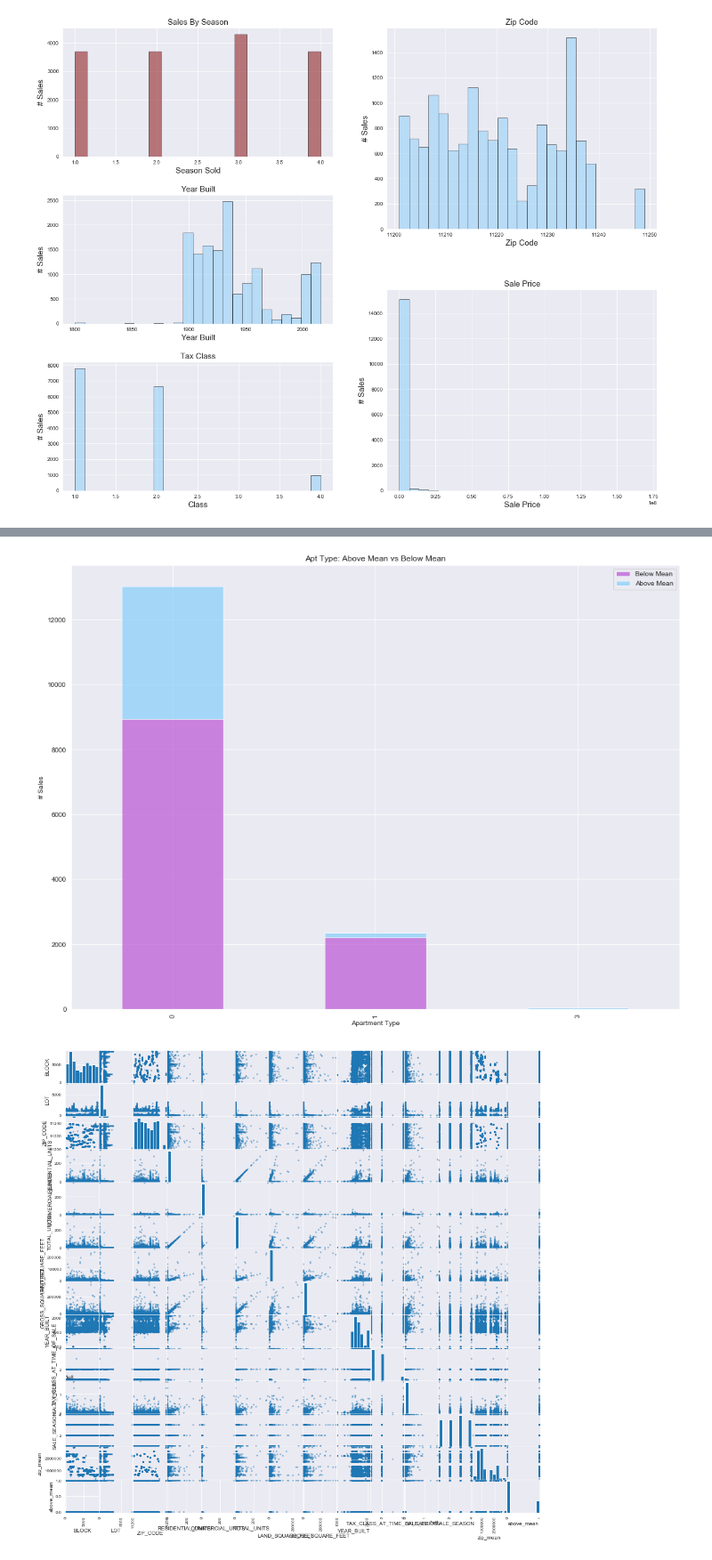
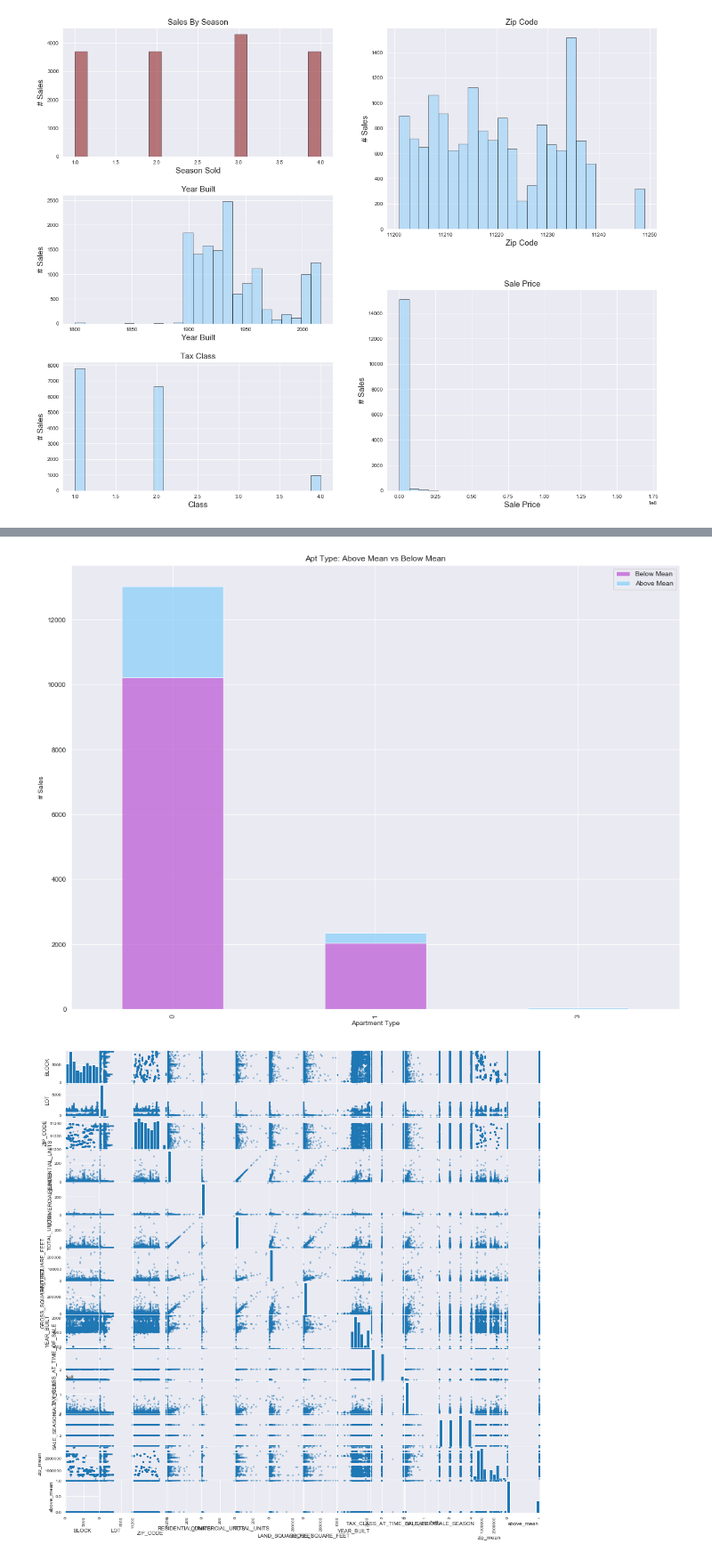
Before and after one commit to ssmithie/classification_project, a Jupyter notebook: Housing_Scraping.ipynb, the cells around one changed output, grey strips where cells are left out. Shown at 89% size. Saved outputs shown, nothing was run; the diff lists cells and outputs as text; code cells hidden in the pictures.

```diff
--- a/Housing_Scraping.ipynb
+++ b/Housing_Scraping.ipynb
@@ -20,3 +24,5 @@ df['above_mid'] = np.where(df['SALE_PRICE'] >= df['zip_median'], 1, 0)
+# %%
+df['above_bk_mean'] = np.where(df['SALE_PRICE'] >= df.SALE_PRICE.mean(), 1, 0)
 # %%
 df.describe()
 # %% [output]
@@ -179,15 +193,15 @@ plt.show()
 # %%
 # apartment type visualization
-apt = df.groupby(['APARTMENT_NUMBER','above_mean']).APARTMENT_NUMBER.count().unstack()
+apt = df.groupby(['APARTMENT_NUMBER','above_bk_mean']).APARTMENT_NUMBER.count().unstack()
 p1 = apt.plot(kind = 'bar', stacked = True,
                    title = 'Apt Type: Above Mean vs Below Mean',
                    color = ['mediumorchid','lightskyblue'], alpha = .70, figsize=(16,12))
 p1.set_xlabel('Apartment Type')
 p1.set_ylabel('# Sales')
 p1.legend(['Below Mean','Above Mean'])
 plt.show()
 # %% [output]
-[figure, old version]
+[figure, new version]
 # %%
 pd.plotting.scatter_matrix(df, figsize  = [16, 16]);
 plt.show()
```
Also changed, not shown: parts of 5 cells of this notebook, 1 other file.
